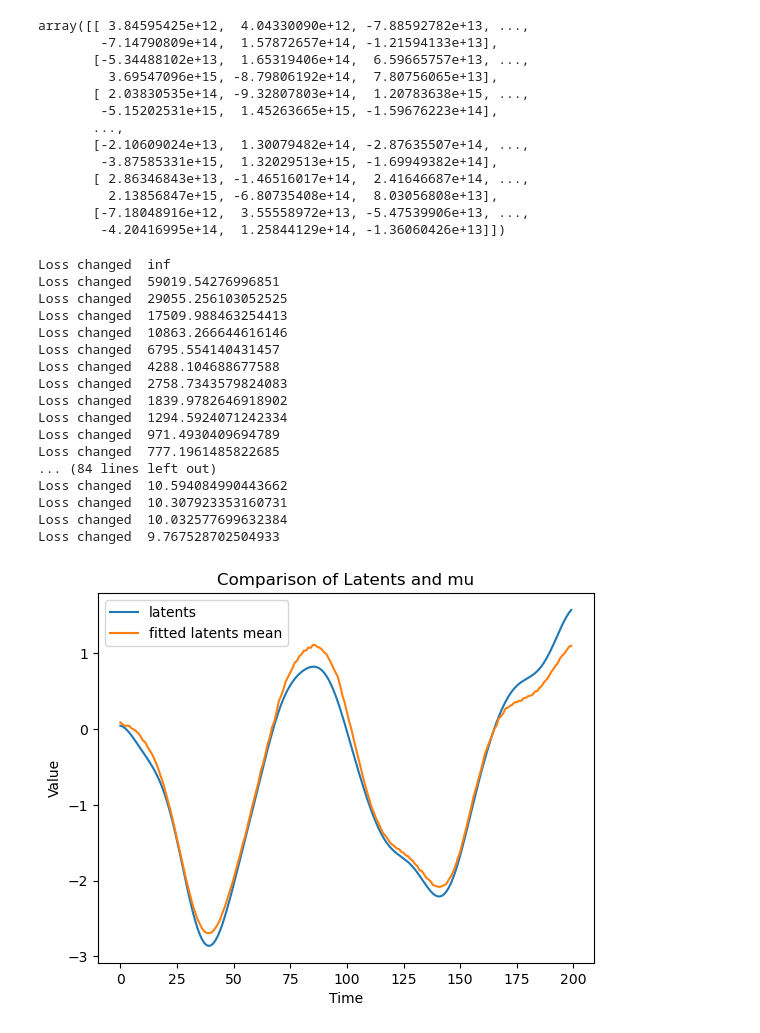
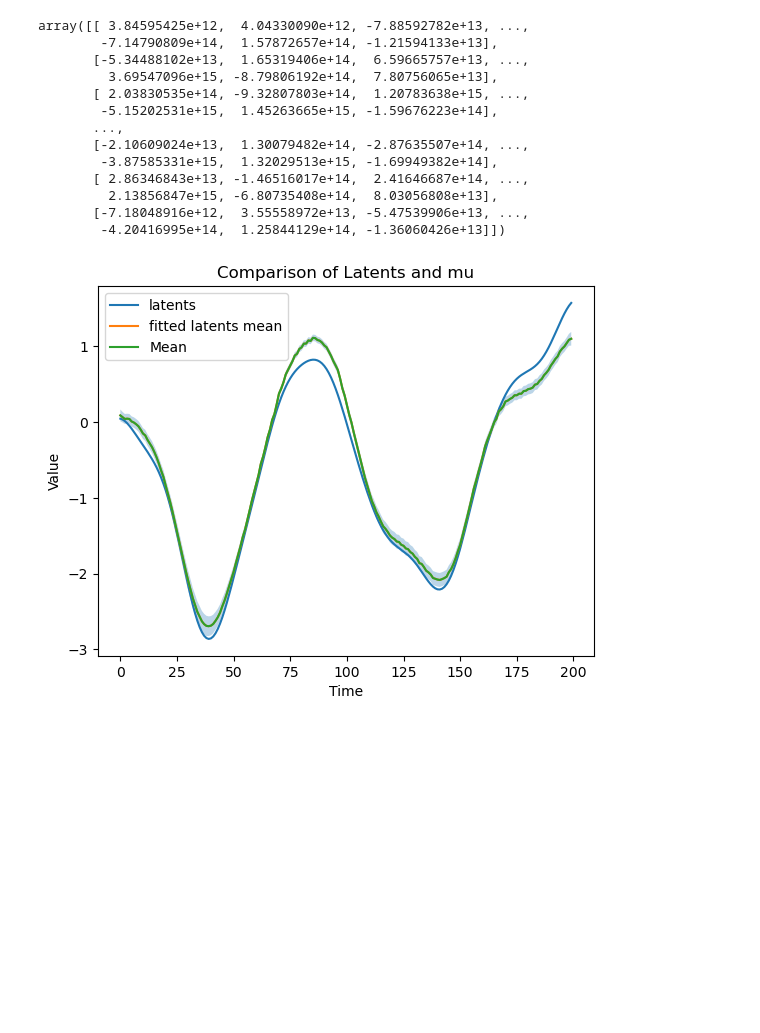
Before and after one commit to Qi-Xin/FC-GPFA, a Jupyter notebook: Decoder.ipynb, the cells around one changed output. Saved outputs shown, nothing was run; the diff lists cells and outputs as text; code cells hidden in the pictures; blank space fills up the shorter version.

```diff
--- a/Decoder.ipynb
+++ b/Decoder.ipynb
@@ -97,6 +97,7 @@ array([[ 3.84595425e+12,  4.04330090e+12, -7.88592782e+13, ...,
        [-7.18048916e+12,  3.55558972e+13, -5.47539906e+13, ...,
         -4.20416995e+14,  1.25844129e+14, -1.36060426e+13]])
 # %%
+import numpy as np
 def gpfa_poisson_fix_weights(Y,
                              weights,
                              K,
@@ -157,7 +158,7 @@ def gpfa_poisson_fix_weights(Y,
             break
         mu = mu_new
 
-    return mu_new, lambd
+    return mu_new, np.linalg.inv(hessian), lambd
 
 # Parameters for data generation
 ntrial = 1  # Number of trials
@@ -178,51 +179,39 @@ np.random.seed(3)
 weights = np.abs(np.random.rand(nneuron, nlatent))
 
 # Generate observed spike counts Y
 # Calculate the mean of the Poisson distribution
 lambd = np.exp(weights@latents+4)
 # Sample Y from Poisson distribution
 Y = np.random.poisson(lambd)
 
 # Now Y, weights, and K can be used to test the gpfa_poisson_fix_weights function
-mu, fitted_lambd = gpfa_poisson_fix_weights(Y, weights, K, max_iter=100, verbose=True)
+mu, cov, fitted_lambd = gpfa_poisson_fix_weights(Y, weights, K, max_iter=100, verbose=False)
 
 
 plt.figure()
 plt.plot(latents[0, 0, :], label='latents')
 plt.plot(mu[0, 0, :], label='fitted latents mean')
-# plt.plot(Y[0, 0, :], label='Y')
+
+std = np.sqrt(np.diagonal(-cov, axis1=-2, axis2=-1))
+lower_bound = mu - 1.96 * std
+upper_bound = mu + 1.96 * std
+plt.plot(mu[0, 0, :], label='Mean')
+plt.fill_between(range(nt), lower_bound[0, 0, :], upper_bound[0, 0, :], alpha=0.3)
 plt.xlabel('Time')
 plt.ylabel('Value')
 plt.title('Comparison of Latents and mu')
 plt.legend()
 plt.show()
 
 plt.figure()
 plt.plot(lambd[0, 0, :], label='lambd')
 plt.plot(fitted_lambd[0, 0, :], '--', label='fitted_lambd')
 plt.plot(Y[0, 0, :]+0.1, '--', label='Y')
 plt.xlabel('Time')
 plt.ylabel('Value')
 plt.title('Comparison of Latents and mu')
 plt.legend()
 plt.show()
 # %% [output]
-Loss changed  inf
-Loss changed  59019.54276996851
-Loss changed  29055.256103052525
-Loss changed  17509.988463254413
-Loss changed  10863.266644616146
-Loss changed  6795.554140431457
-Loss changed  4288.104688677588
-Loss changed  2758.7343579824083
-Loss changed  1839.9782646918902
-Loss changed  1294.5924071242334
-Loss changed  971.4930409694789
-Loss changed  777.1961485822685
-... (84 lines left out)
-Loss changed  10.594084990443662
-Loss changed  10.307923353160731
-Loss changed  10.032577699632384
-Loss changed  9.767528702504933
-[figure, old version]
+[figure, new version]
 [figure]
```
Also changed, not shown: parts of 1 cell of this notebook.
